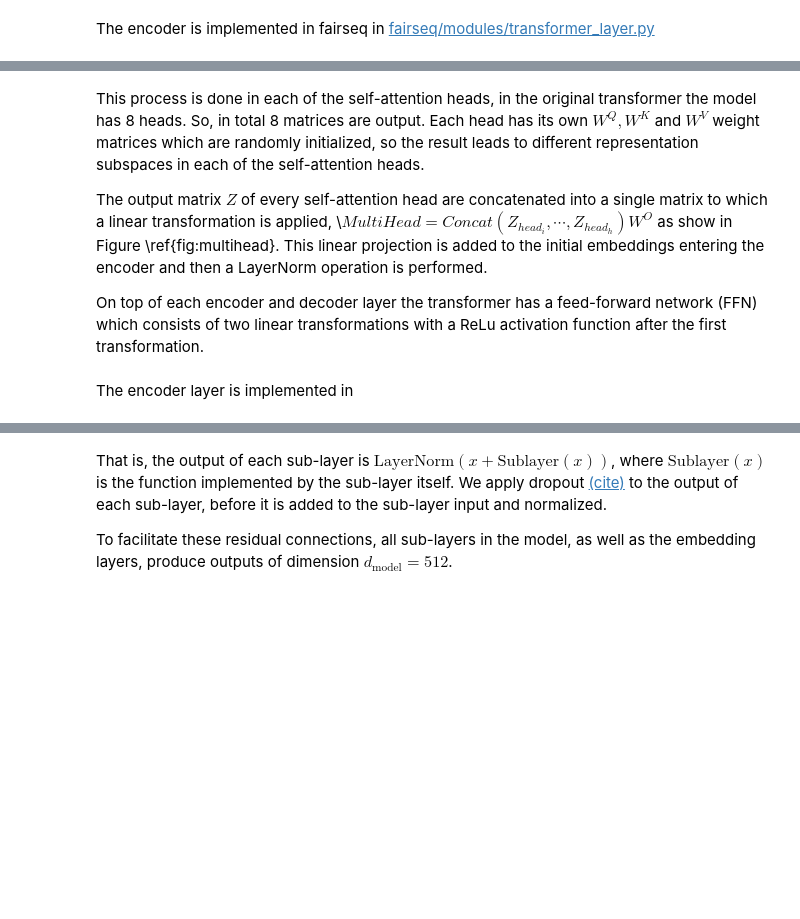
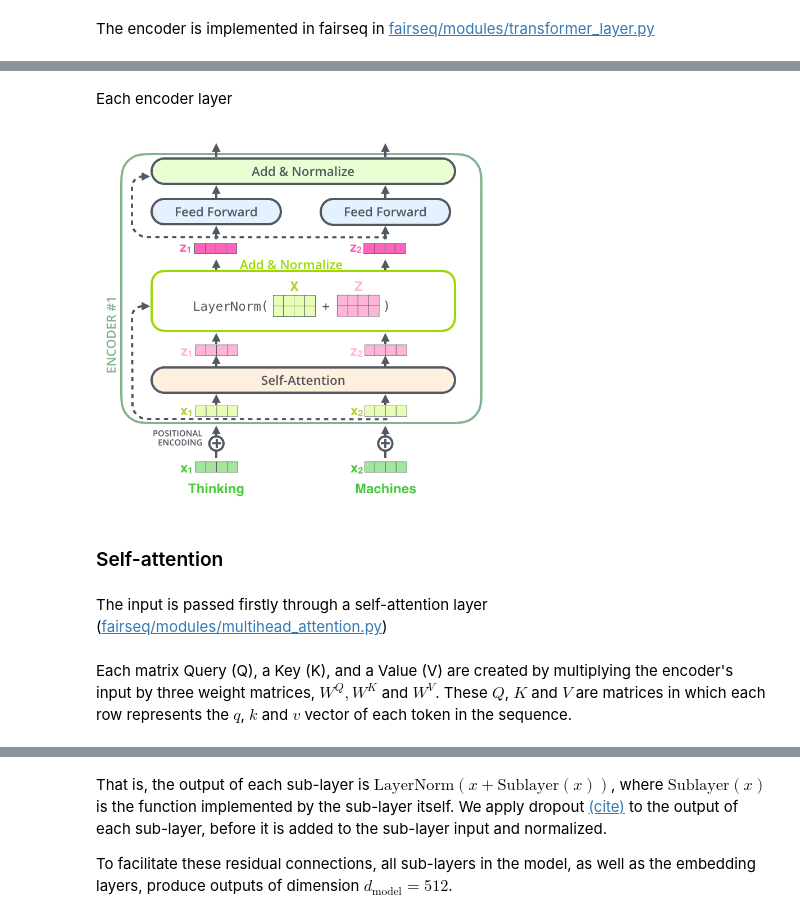
Before and after one commit to javiferran/ML-Project, a Jupyter notebook: The_Transformer_Blog_(fairseq).ipynb, the cells around one changed output, grey strips where cells are left out. Drawn from its saved outputs; the diff is of its cells as text; code cells hidden in the pictures; blank space fills up the shorter version.

```diff
--- a/The_Transformer_Blog_(fairseq).ipynb
+++ b/The_Transformer_Blog_(fairseq).ipynb
@@ -145,12 +126,9 @@ $$
-# %% [markdown]
-This process is done in each of the self-attention heads, in the original transformer the model has 8 heads. So, in total 8 matrices are output. Each head has its own $W^{Q}, W^{K}$ and $W^{V}$ weight matrices which are randomly initialized, so the result leads to different representation subspaces in each of the self-attention heads.
-
-
- The output matrix $Z$ of every self-attention head are concatenated into a single matrix to which a linear transformation is applied, \\$MultiHead = Concat(Z_{head_{i}},\cdots,Z_{head_{h}})W^{O}$ as show in Figure \ref{fig:multihead}. This linear projection is added to the initial embeddings entering the encoder and then a LayerNorm operation is performed.
-
- On top of each encoder and decoder layer the transformer has a feed-forward network (FFN) which consists of two linear transformations with a ReLu activation function after the first transformation.
-# %% [markdown]
-The encoder layer is implemented in
+# %% [markdown]
+Each encoder layer
+# %%
+Image(filename=path_to_drive + 'images/encoder_layer_transformer_full.png', width = 400, height = 350)
+# %% [output]
+[figure, added]
 # %%
 class TransformerEncoderLayer(nn.Module):
   .
@@ -187,3 +165,7 @@ class TransformerEncoderLayer(nn.Module):
         if not self.normalize_before:
             x = self.final_layer_norm(x)
         return x
+# %% [markdown]
+### Self-attention
+# %% [markdown]
+The input is passed firstly through a self-attention layer ([fairseq/modules/multihead_attention.py](https://github.com/pytorch/fairseq/blob/master/fairseq/modules/multihead_attention.py))
@@ -189,0 +189,2 @@ class TransformerEncoderLayer(nn.Module):
+# %% [markdown]
+Each matrix Query (Q), a Key (K), and a Value (V) are created by multiplying the encoder's input by three weight matrices, $W^{Q}, W^{K}$ and $W^{V}$. These $Q$, $K$ and $V$ are matrices in which each row represents the $q$, $k$ and $v$ vector of each token in the sequence.
```
Also changed, not shown: parts of 123 cells of this notebook.
